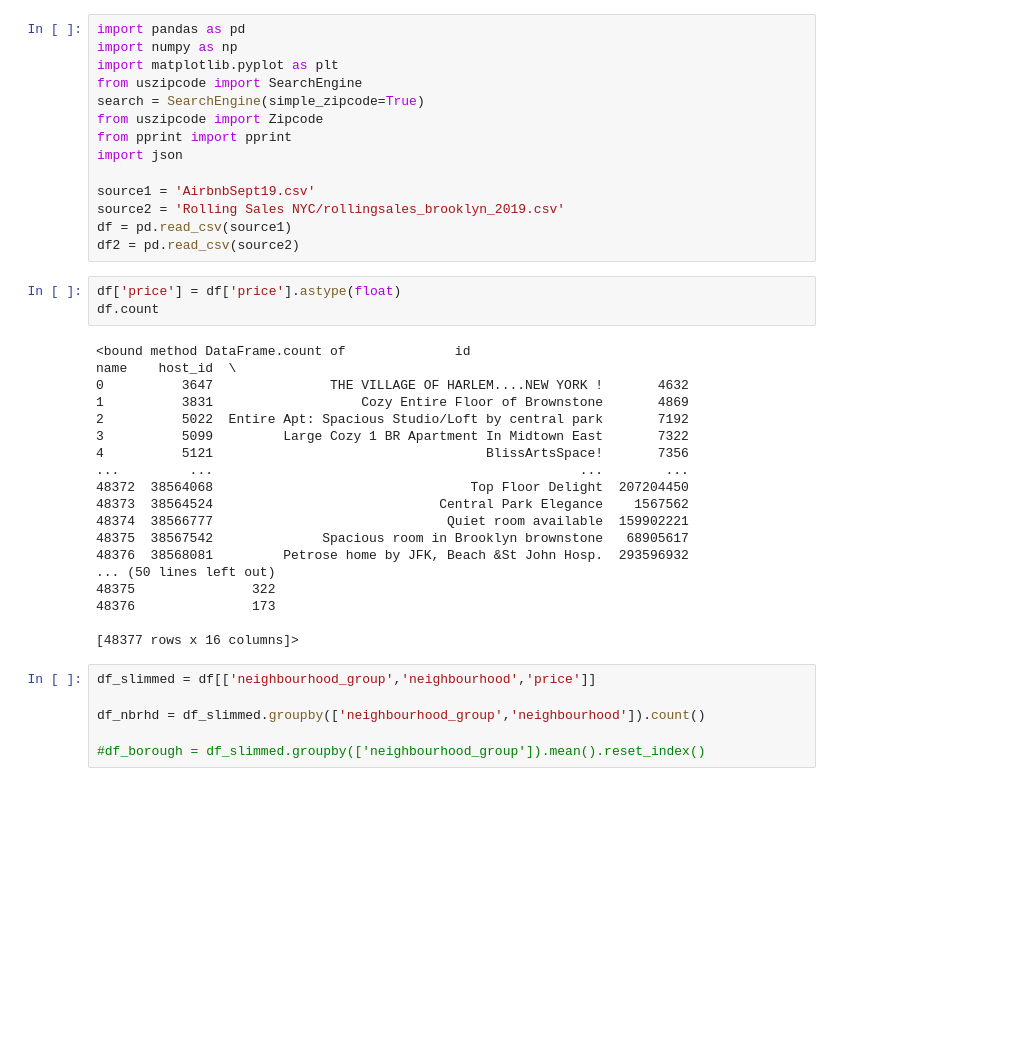
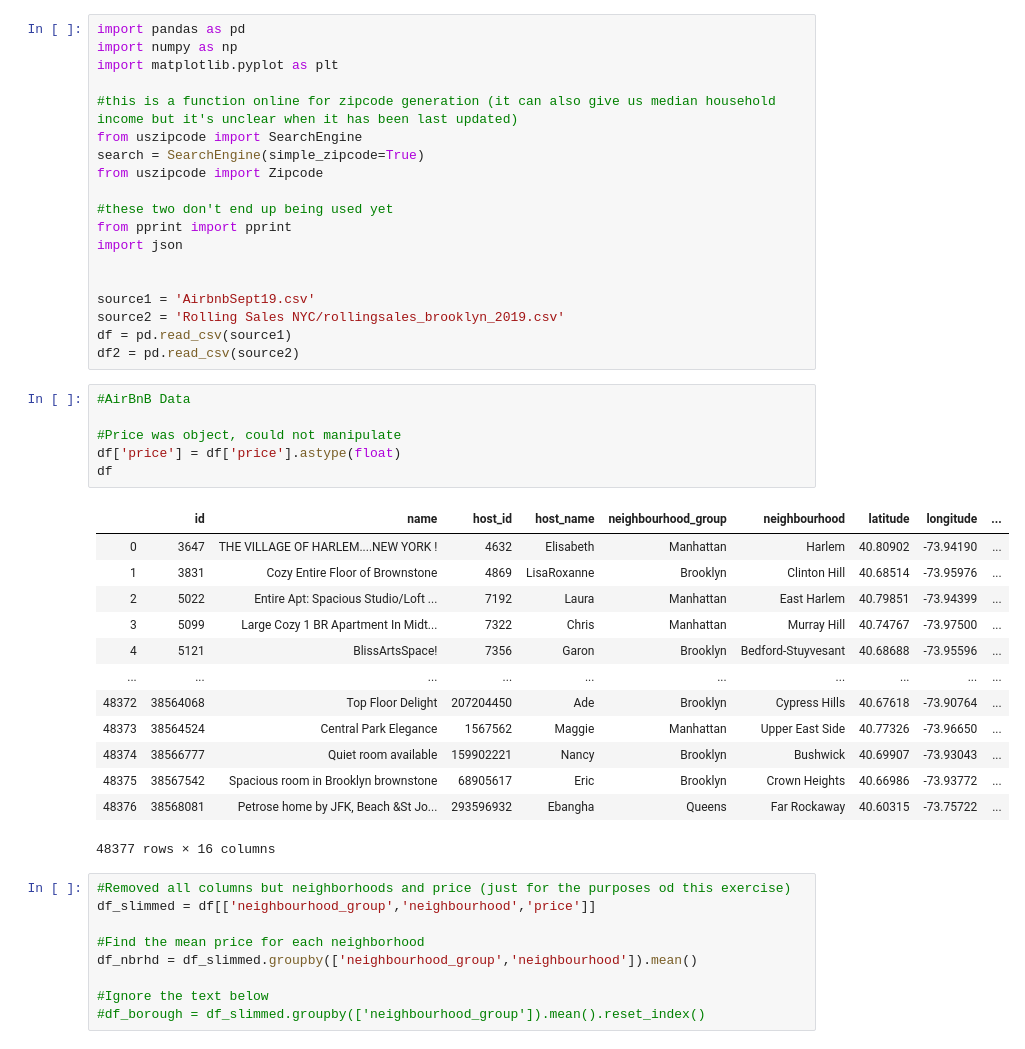
Before and after one commit to nate1mace/TheSuperGroup, a Jupyter notebook: Airbnb to Sales Sept2019.ipynb, the cells around one changed output. Saved outputs shown, nothing was run; the diff lists cells and outputs as text; blank space fills up the shorter version.

Commit message:
Last updated 8:22, 12/5/2019, added comments

```diff
--- a/Airbnb to Sales Sept2019.ipynb
+++ b/Airbnb to Sales Sept2019.ipynb
@@ -2,42 +2,49 @@
 import pandas as pd
 import numpy as np
 import matplotlib.pyplot as plt
+
+#this is a function online for zipcode generation (it can also give us median household income but it's unclear when it has been last updated)
 from uszipcode import SearchEngine
 search = SearchEngine(simple_zipcode=True)
 from uszipcode import Zipcode
+
+#these two don't end up being used yet
 from pprint import pprint
 import json
+
 
 source1 = 'AirbnbSept19.csv'
 source2 = 'Rolling Sales NYC/rollingsales_brooklyn_2019.csv'
 df = pd.read_csv(source1)
 df2 = pd.read_csv(source2)
 # %%
+#AirBnB Data
+
+#Price was object, could not manipulate
 df['price'] = df['price'].astype(float)
-df.count
+df
 # %% [output]
+|  | id | name | host_id | host_name | neighbourhood_group | neighbourhood | latitude | longitude | ... |
+| 0 | 3647 | THE VILLAGE OF HARLEM....NEW YORK ! | 4632 | Elisabeth | Manhattan | Harlem | 40.80902 | -73.94190 | ... |
+| 1 | 3831 | Cozy Entire Floor of Brownstone | 4869 | LisaRoxanne | Brooklyn | Clinton Hill | 40.68514 | -73.95976 | ... |
+| 2 | 5022 | Entire Apt: Spacious Studio/Loft ... | 7192 | Laura | Manhattan | East Harlem | 40.79851 | -73.94399 | ... |
+| 3 | 5099 | Large Cozy 1 BR Apartment In Midt... | 7322 | Chris | Manhattan | Murray Hill | 40.74767 | -73.97500 | ... |
+| 4 | 5121 | BlissArtsSpace! | 7356 | Garon | Brooklyn | Bedford-Stuyvesant | 40.68688 | -73.95596 | ... |
+| ... | ... | ... | ... | ... | ... | ... | ... | ... | ... |
+| 48372 | 38564068 | Top Floor Delight | 207204450 | Ade | Brooklyn | Cypress Hills | 40.67618 | -73.90764 | ... |
+| 48373 | 38564524 | Central Park Elegance | 1567562 | Maggie | Manhattan | Upper East Side | 40.77326 | -73.96650 | ... |
+| 48374 | 38566777 | Quiet room available | 159902221 | Nancy | Brooklyn | Bushwick | 40.69907 | -73.93043 | ... |
+| 48375 | 38567542 | Spacious room in Brooklyn brownstone | 68905617 | Eric | Brooklyn | Crown Heights | 40.66986 | -73.93772 | ... |
+| 48376 | 38568081 | Petrose home by JFK, Beach &St Jo... | 293596932 | Ebangha | Queens | Far Rockaway | 40.60315 | -73.75722 | ... |
-<bound method DataFrame.count of              id                                              name    host_id  \
-0          3647               THE VILLAGE OF HARLEM....NEW YORK !       4632
-1          3831                   Cozy Entire Floor of Brownstone       4869
-2          5022  Entire Apt: Spacious Studio/Loft by central park       7192
-3          5099         Large Cozy 1 BR Apartment In Midtown East       7322
-4          5121                                   BlissArtsSpace!       7356
-...         ...                                               ...        ...
-48372  38564068                                 Top Floor Delight  207204450
-48373  38564524                             Central Park Elegance    1567562
-48374  38566777                              Quiet room available  159902221
-48375  38567542              Spacious room in Brooklyn brownstone   68905617
-48376  38568081         Petrose home by JFK, Beach &St John Hosp.  293596932
-... (50 lines left out)
-48375               322
-48376               173
-
-[48377 rows x 16 columns]>
+48377 rows × 16 columns
 # %%
+#Removed all columns but neighborhoods and price (just for the purposes od this exercise)
 df_slimmed = df[['neighbourhood_group','neighbourhood','price']]
 
-df_nbrhd = df_slimmed.groupby(['neighbourhood_group','neighbourhood']).count()
+#Find the mean price for each neighborhood
+df_nbrhd = df_slimmed.groupby(['neighbourhood_group','neighbourhood']).mean()
 
+#Ignore the text below
 #df_borough = df_slimmed.groupby(['neighbourhood_group']).mean().reset_index()
 # %%
 # df_neighborhood.head()
```
Also changed, not shown: parts of 8 cells of this notebook.
